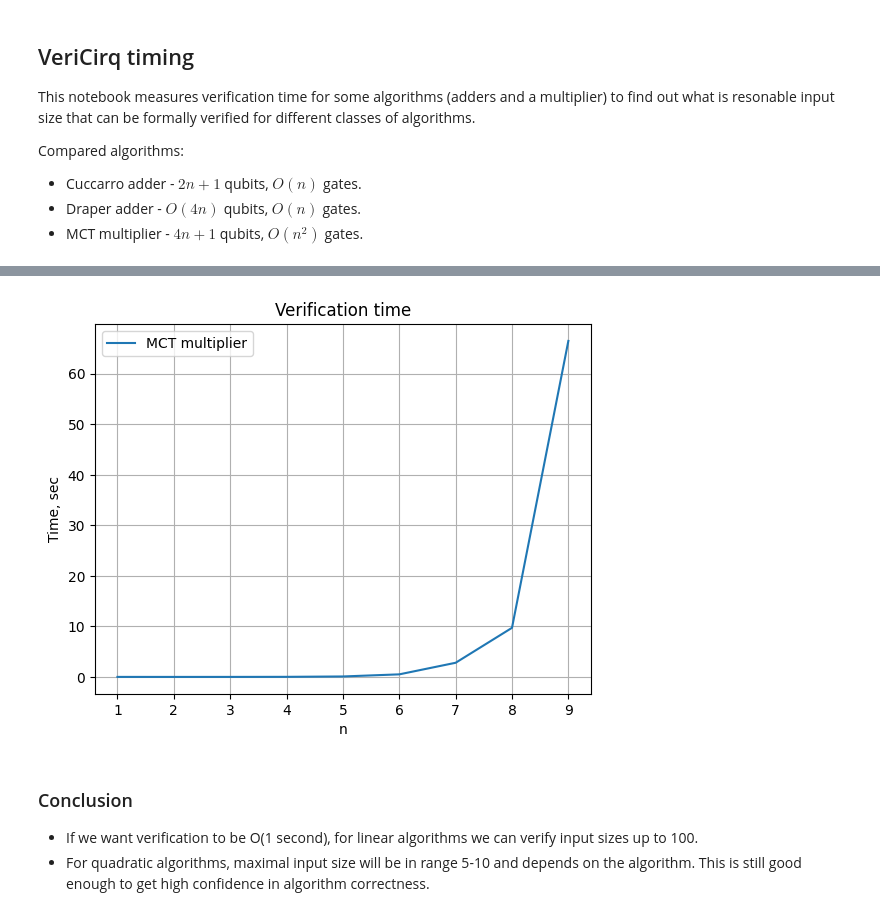
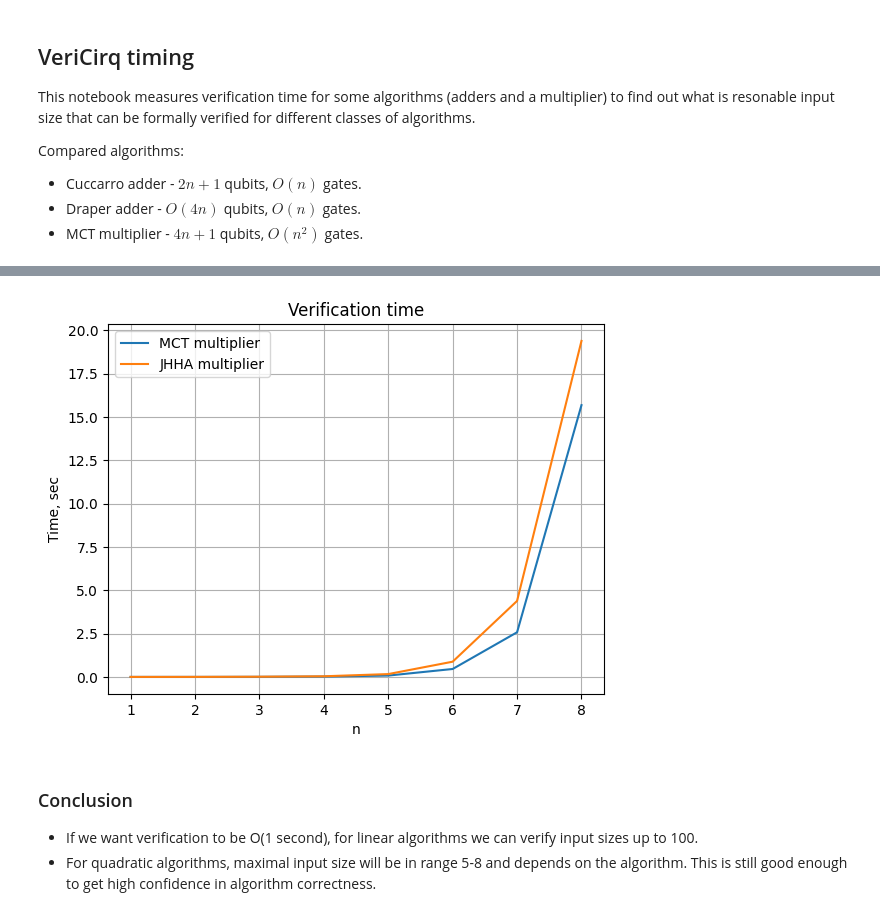
Before and after one commit to fedimser/vericirq, a Jupyter notebook: Timing.ipynb, the cells around one changed output, grey strips where cells are left out. Cells and saved outputs as stored; diff of their text form; code cells hidden in the pictures.

Commit message:
Implement JHHA multiplier

```diff
--- a/Timing.ipynb
+++ b/Timing.ipynb
@@ -50,14 +51,18 @@ show_charts(data)
 # %%
 data = dict()
-for n in range(1, 10):
+for n in range(1, 9):
     t0 = time.time()
     verify_mct_multiplier(MctMultiplier(n, n))
     add_data_point(data, "MCT multiplier", n, time.time() - t0)
+
+    t0 = time.time()
+    verify_jhha_multiplier(JhhaMultiplier(n))
+    add_data_point(data, "JHHA multiplier", n, time.time() - t0)
 show_charts(data)
 # %% [output]
-[figure, old version]
+[figure, new version]
 # %% [markdown]
 ### Conclusion
 
 * If we want verification to be O(1 second), for linear algorithms we can verify input sizes up to 100.
-* For quadratic algorithms, maximal input size will be in range 5-10 and depends on the algorithm. This is still good enough to get high confidence in algorithm correctness.
+* For quadratic algorithms, maximal input size will be in range 5-8 and depends on the algorithm. This is still good enough to get high confidence in algorithm correctness.
```
Also changed, not shown: parts of 2 cells of this notebook, 6 other files.
